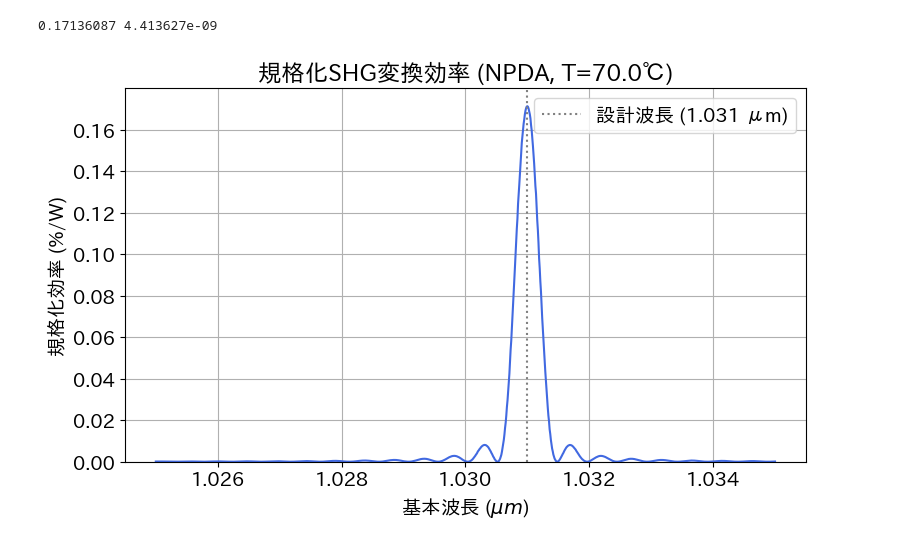
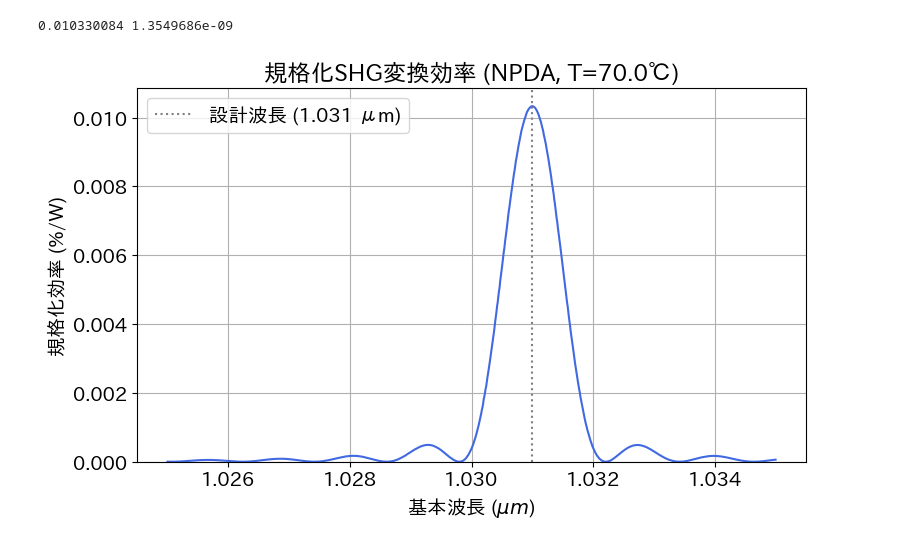
Before and after one commit to Xo1otl/qpm, a Jupyter notebook: examples/ideal_thg.ipynb, the cells around one changed output. Cells and saved outputs as stored; diff of their text form; code cells hidden in the pictures.

```diff
--- a/examples/ideal_thg.ipynb
+++ b/examples/ideal_thg.ipynb
@@ -176,7 +179,7 @@ import japanize_matplotlib
 from qpm import mgoslt
 
 # --- 基本設定 ---
-L_SHG = 5000.0             # SHG結晶長 (um)
+L_SHG = 2000.0             # SHG結晶長 (um)
 DESIGN_TEMP_C = 70.0       # 設計温度 (℃)
 DESIGN_WAVELENGTH = 1.031  # 設計波長 (um)
 TARGET_TEMP_C = 70.0       # 計算対象の温度 (℃)
@@ -198,34 +201,38 @@ wavelengths = jnp.linspace(WL_START, WL_END, 1001)
 # 2. 波長に応じて線形に変化するκ(lambda)を計算
 kappa = KAPPA_START + (KAPPA_END - KAPPA_START) * \
     (wavelengths - WL_START) / (WL_END - WL_START)
 
 # 3. 全体の位相不整合 Δk を計算
 delta_k_material = mgoslt.calc_twm_delta_k(
     wavelengths, wavelengths, TARGET_TEMP_C
 )
 delta_k_total = delta_k_material - K_g
 
 # 4. ご提示の式に従って規格化効率を計算
-# NOTE: NPDAを直接計算すると振幅がπ/2になる、効率はその二乗なので(π/2)^2して補正する、単位が％なのでそれも補正
 sinc_squared_part = jnp.sinc(delta_k_total * L_SHG / (2 * jnp.pi))**2
 efficiency_norm = (kappa**2) * (L_SHG**2) * \
-    sinc_squared_part * 100 * (2 / jnp.pi)**2
+    sinc_squared_part * 100
+efficiency_norm = efficiency_norm * \
+    1.07 / 2.84  # 野呂さんの行っていたガウシアンのための補正
+# NOTE: この項は野呂さんの計算には含まれないが、おそらく理論的に必要。野呂さんの結果と照らし合わせる場合は不要
+efficiency_norm = efficiency_norm * \
+    (2 / jnp.pi) ** 2  # NPDAは微分方程式の解の2/pi倍になるため補正
 
 print(jnp.max(efficiency_norm), jnp.min(efficiency_norm))
 # --- プロット ---
 plt.rcParams['font.size'] = 14
 plt.figure(figsize=(8, 5))
 plt.title(f"規格化SHG変換効率 (NPDA, T={TARGET_TEMP_C}℃)")
 plt.plot(wavelengths, efficiency_norm, color='royalblue')
 plt.axvline(x=DESIGN_WAVELENGTH, color='gray', linestyle=':',
             label=f'設計波長 ({DESIGN_WAVELENGTH} μm)')
 plt.xlabel(r"基本波長 ($\mu m$)")
 plt.ylabel(r"規格化効率 (%/W)")
 plt.legend()
 plt.grid(True)
 plt.ylim(bottom=0)
 plt.tight_layout()
 plt.show()
 # %% [output]
-0.17136087 4.413627e-09
+0.010330084 1.3549686e-09
-[figure, old version]
+[figure, new version]
```
Also changed, not shown: parts of 1 cell of this notebook.
